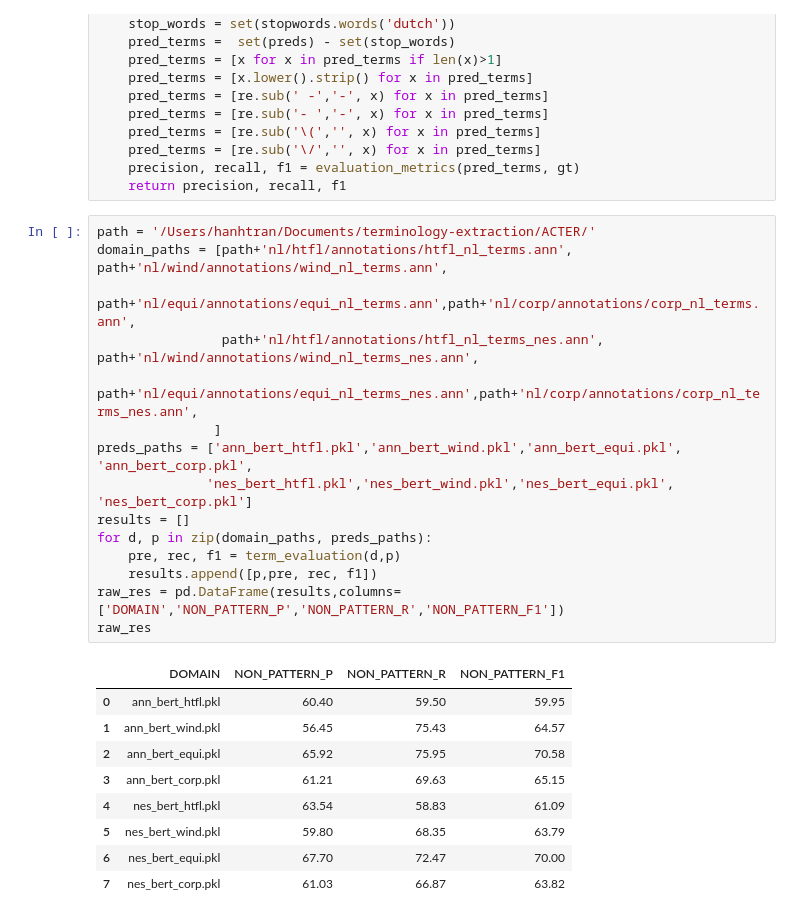
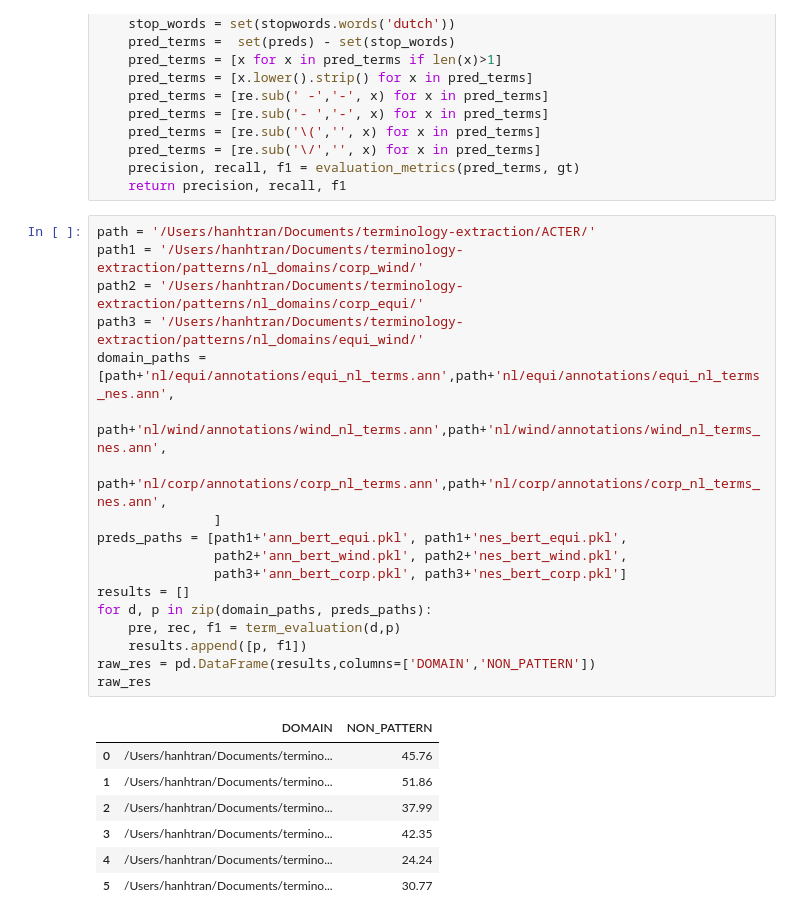
Before and after one commit to honghanhh/terminology-extraction, a Jupyter notebook: patterns/nl_domains/nl_iate_filtering.ipynb, the cells around one changed output. Drawn from its saved outputs; the diff is of its cells as text.

Commit message:
update domain output

```diff
--- a/patterns/nl_domains/nl_iate_filtering.ipynb
+++ b/patterns/nl_domains/nl_iate_filtering.ipynb
@@ -408,29 +408,30 @@ def term_evaluation(domain_path, preds_path, rule=None):
     return precision, recall, f1
 # %%
 path = '/Users/hanhtran/Documents/terminology-extraction/ACTER/'
-domain_paths = [path+'nl/htfl/annotations/htfl_nl_terms.ann', path+'nl/wind/annotations/wind_nl_terms.ann',
-                path+'nl/equi/annotations/equi_nl_terms.ann',path+'nl/corp/annotations/corp_nl_terms.ann',
-                path+'nl/htfl/annotations/htfl_nl_terms_nes.ann', path+'nl/wind/annotations/wind_nl_terms_nes.ann',
-                path+'nl/equi/annotations/equi_nl_terms_nes.ann',path+'nl/corp/annotations/corp_nl_terms_nes.ann',
+path1 = '/Users/hanhtran/Documents/terminology-extraction/patterns/nl_domains/corp_wind/'
+path2 = '/Users/hanhtran/Documents/terminology-extraction/patterns/nl_domains/corp_equi/'
+path3 = '/Users/hanhtran/Documents/terminology-extraction/patterns/nl_domains/equi_wind/'
+domain_paths = [path+'nl/equi/annotations/equi_nl_terms.ann',path+'nl/equi/annotations/equi_nl_terms_nes.ann',
+                path+'nl/wind/annotations/wind_nl_terms.ann',path+'nl/wind/annotations/wind_nl_terms_nes.ann',
+                path+'nl/corp/annotations/corp_nl_terms.ann',path+'nl/corp/annotations/corp_nl_terms_nes.ann',
                ]
-preds_paths = ['ann_bert_htfl.pkl','ann_bert_wind.pkl','ann_bert_equi.pkl', 'ann_bert_corp.pkl',
-              'nes_bert_htfl.pkl','nes_bert_wind.pkl','nes_bert_equi.pkl', 'nes_bert_corp.pkl']
+preds_paths = [path1+'ann_bert_equi.pkl', path1+'nes_bert_equi.pkl',
+               path2+'ann_bert_wind.pkl', path2+'nes_bert_wind.pkl',
+               path3+'ann_bert_corp.pkl', path3+'nes_bert_corp.pkl']
 results = []
 for d, p in zip(domain_paths, preds_paths):
     pre, rec, f1 = term_evaluation(d,p)
-    results.append([p,pre, rec, f1])
-raw_res = pd.DataFrame(results,columns=['DOMAIN','NON_PATTERN_P','NON_PATTERN_R','NON_PATTERN_F1'])
+    results.append([p, f1])
+raw_res = pd.DataFrame(results,columns=['DOMAIN','NON_PATTERN'])
 raw_res
 # %% [output]
-|  | DOMAIN | NON_PATTERN_P | NON_PATTERN_R | NON_PATTERN_F1 |
-| 0 | ann_bert_htfl.pkl | 60.40 | 59.50 | 59.95 |
-| 1 | ann_bert_wind.pkl | 56.45 | 75.43 | 64.57 |
-| 2 | ann_bert_equi.pkl | 65.92 | 75.95 | 70.58 |
-| 3 | ann_bert_corp.pkl | 61.21 | 69.63 | 65.15 |
-| 4 | nes_bert_htfl.pkl | 63.54 | 58.83 | 61.09 |
-| 5 | nes_bert_wind.pkl | 59.80 | 68.35 | 63.79 |
-| 6 | nes_bert_equi.pkl | 67.70 | 72.47 | 70.00 |
-| 7 | nes_bert_corp.pkl | 61.03 | 66.87 | 63.82 |
+|  | DOMAIN | NON_PATTERN |
+| 0 | /Users/hanhtran/Documents/termino... | 45.76 |
+| 1 | /Users/hanhtran/Documents/termino... | 51.86 |
+| 2 | /Users/hanhtran/Documents/termino... | 37.99 |
+| 3 | /Users/hanhtran/Documents/termino... | 42.35 |
+| 4 | /Users/hanhtran/Documents/termino... | 24.24 |
+| 5 | /Users/hanhtran/Documents/termino... | 30.77 |
 # %%
 results = []
 for d, p in zip(domain_paths, preds_paths):
```
Also changed, not shown: parts of 21 cells of this notebook, 12 other files.
